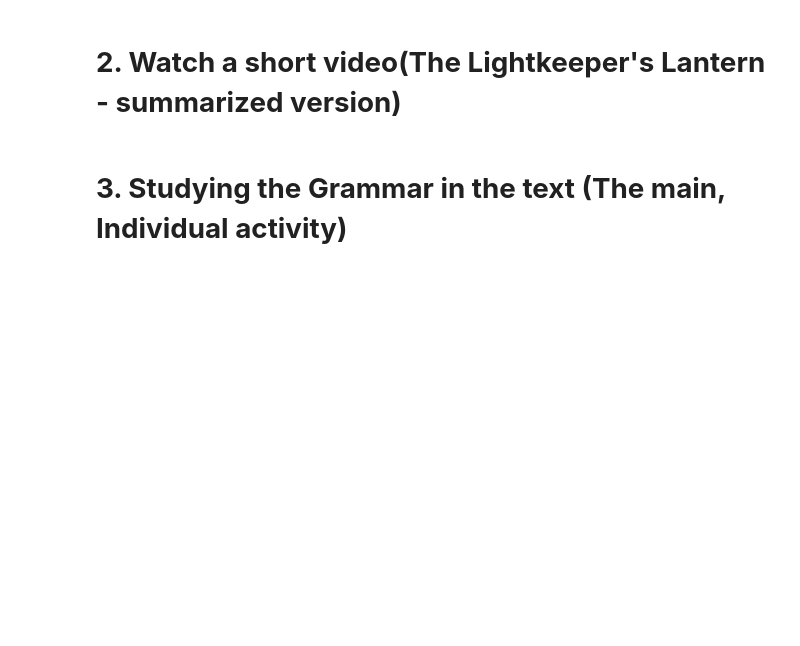
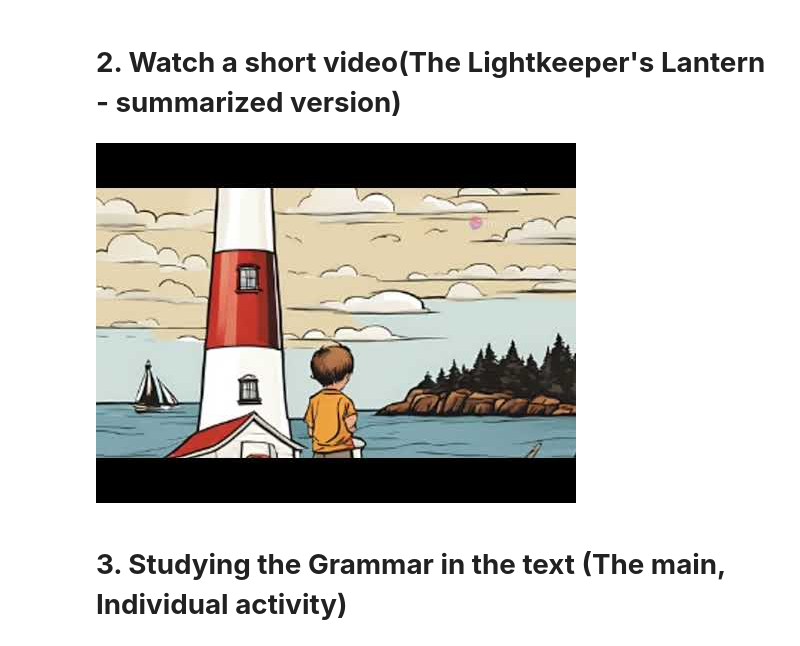
Before and after one commit to xoghd1126/G4-finalproject, a Jupyter notebook: DLE_Final_Project_Short(Presentation).ipynb, the cells around one changed output. Cells and saved outputs as stored; diff of their text form; code cells hidden in the pictures; blank space fills up the shorter version.

```diff
--- a/DLE_Final_Project_Short(Presentation).ipynb
+++ b/DLE_Final_Project_Short(Presentation).ipynb
@@ -73,6 +73,12 @@ plt.show()
 [figure]
 # %% [markdown]
 # **2. Watch a short video(The Lightkeeper's Lantern - summarized version)**
+# %%
+from IPython.display import YouTubeVideo, display
+video = YouTubeVideo("zLN-JwpH9hA", width=600)
+display(video)
+# %% [output]
+[figure, added]
 # %% [markdown]
 # **3. Studying the Grammar in the text (The main, Individual activity)**
 # %% [markdown]
```
